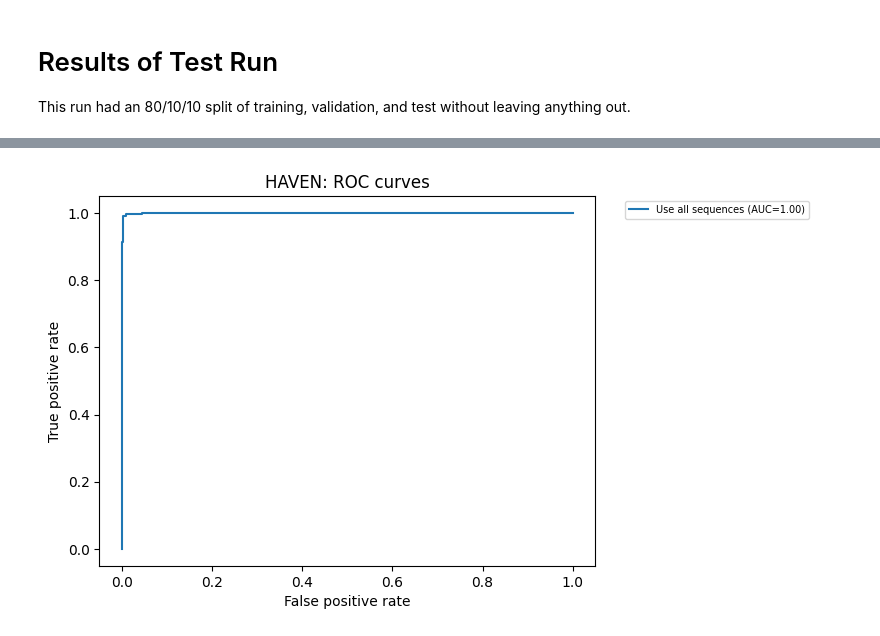
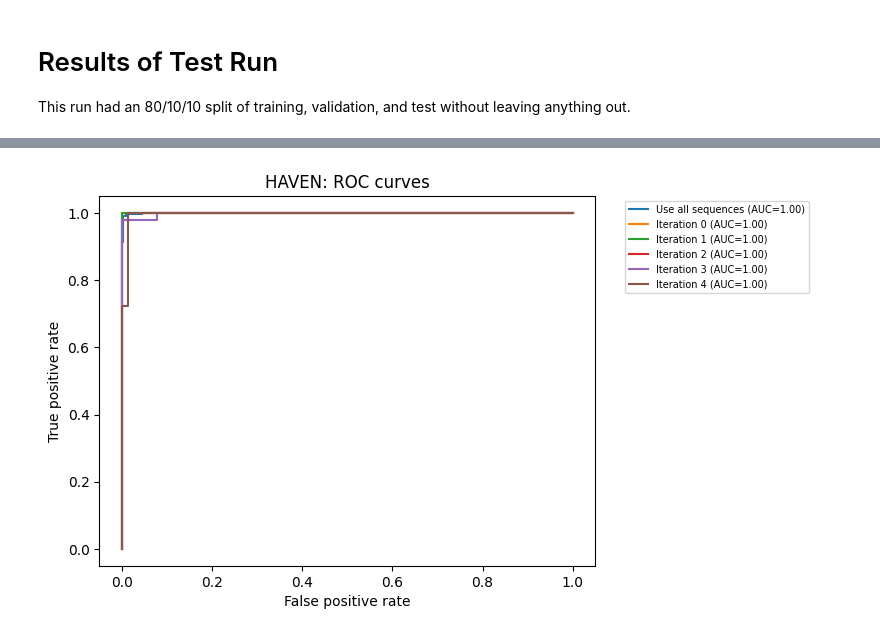
Before and after one commit to alyssaanastasi/HAVEN, a Jupyter notebook: src/jupyter_notebooks/results-analysis/kuzmin/kuzmin_analysis.ipynb, the cells around one changed output, grey strips where cells are left out. Cells and saved outputs as stored; diff of their text form; code cells hidden in the pictures.

```diff
--- a/src/jupyter_notebooks/results-analysis/kuzmin/kuzmin_analysis.ipynb
+++ b/src/jupyter_notebooks/results-analysis/kuzmin/kuzmin_analysis.ipynb
@@ -194,16 +195,24 @@ Name: positive_label, Length: 620, dtype: float64
 # %%
 
 fpr, tpr, _ = roc_curve(kuzmin_test['target'].values, kuzmin_test['positive_label'].values)
 auc = roc_auc_score(kuzmin_test['target'].values, kuzmin_test['positive_label'].values)
 
 plt.step(fpr, tpr, where="post", label="Use all sequences (AUC=%.2f)" % (auc,))
+
+for i in range(0,5):
+    curr_itr = kuzmin_test[kuzmin_test['itr'] == i]
+    fpr, tpr, _ = roc_curve(curr_itr['target'].values, curr_itr['positive_label'].values)
+    auc = roc_auc_score(curr_itr['target'].values, curr_itr['positive_label'].values)
+
+    plt.step(fpr, tpr, where="post", label=f"Iteration {i} (AUC={auc:.2f})")
+
 
 plt.xlabel("False positive rate")
 plt.ylabel("True positive rate")
 plt.title("HAVEN: ROC curves")
 plt.legend(loc="upper left", fontsize=7, bbox_to_anchor=(1.05, 1))
 plt.savefig('model_eval_ROC_test.jpg', bbox_inches='tight')
 
 plt.show()
 # %% [output]
-[figure, old version]
+[figure, new version]
```
Also changed, not shown: parts of 7 cells of this notebook, 1 other file.
